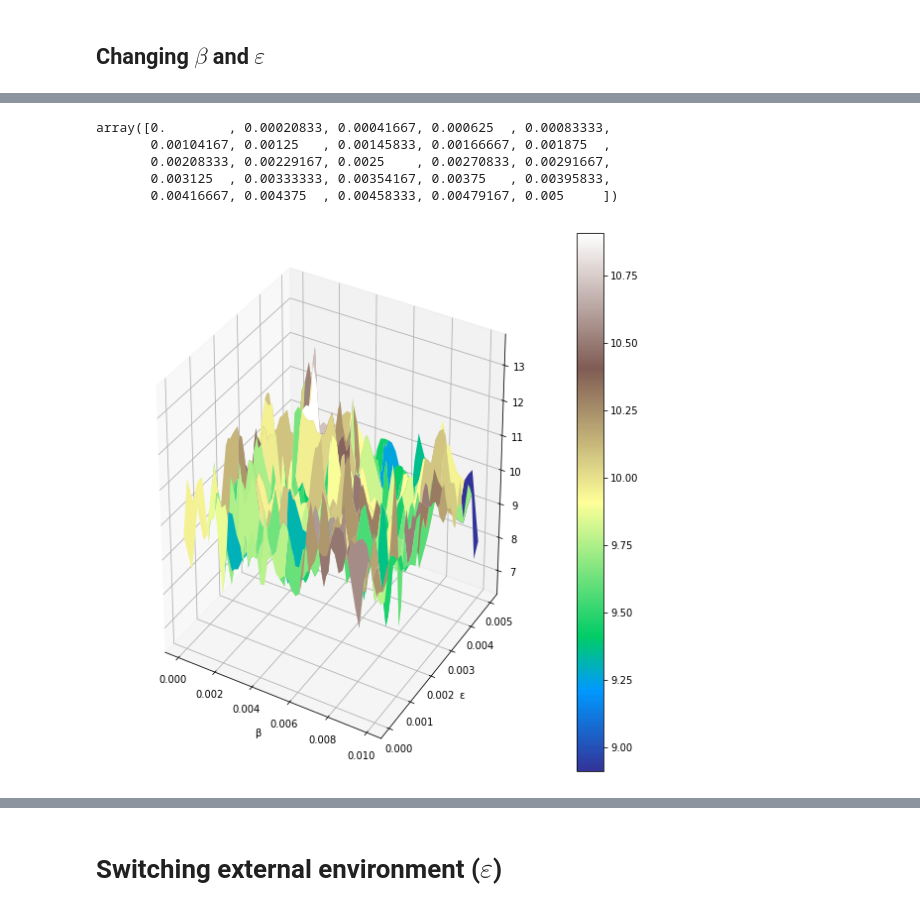
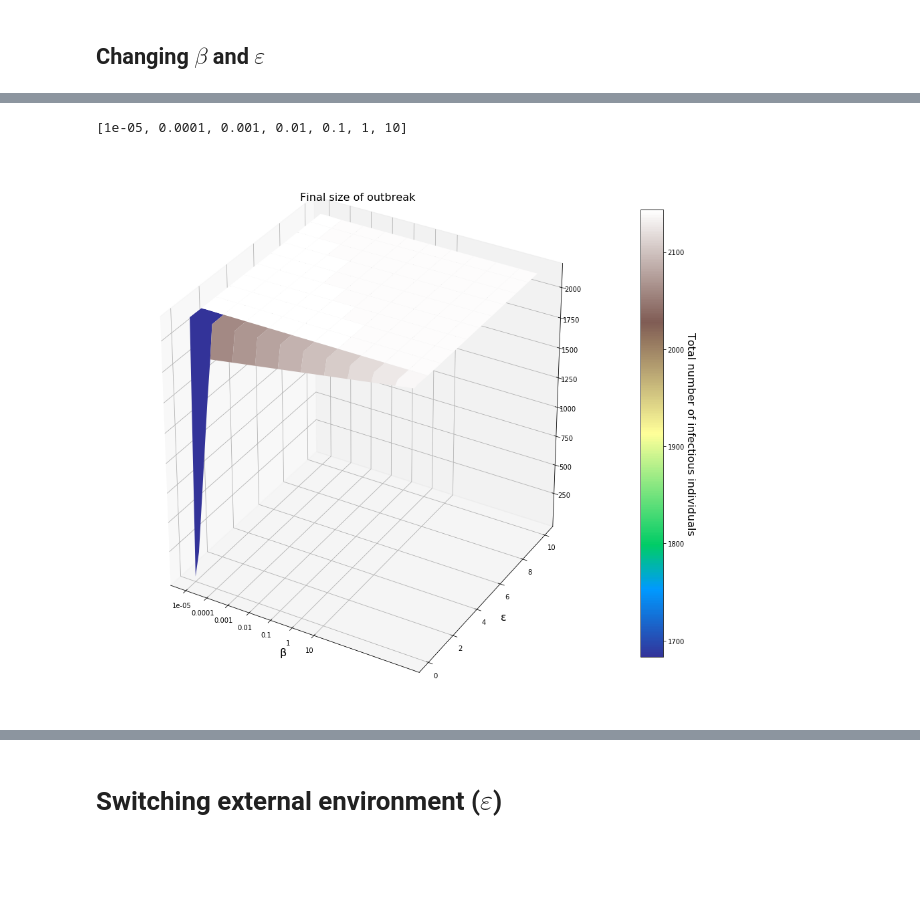
Before and after one commit to ersouthall/NipahVirus, a Jupyter notebook: Coupled Gillespie.ipynb, the cells around one changed output, grey strips where cells are left out. Cells and saved outputs as stored; diff of their text form; code cells hidden in the pictures; blank space fills up the shorter version.

```diff
--- a/Coupled Gillespie.ipynb
+++ b/Coupled Gillespie.ipynb
@@ -367,9 +406,18 @@ eps = np.linspace(0,0.005, 100)
+# %%
+import time
+# Num_param = 100
+betas1 = np.linspace(0,0.01, 100)
+eps1 = np.linspace(0,0.005, 100)
+betas = [0.00001, 0.0001, 0.001, 0.01, 0.1, 1, 10]
+eps = [0.00001, 0.0001, 0.001, 0.01, 0.1, 1, 10]
+Num_param = len(betas)
+# Num_param
 # %%
-final = np.zeros(shape = (100,100))
-duration = np.zeros(shape = (100,100))
+final = np.zeros(shape = (Num_param,Num_param))
+duration = np.zeros(shape = (Num_param,Num_param))
 
-for k in range(100):
-    for y in range(100):
+for k in range(Num_param):
+    for y in range(Num_param):
         start = time.time()
         B = betas[k]
         E = eps[y]
@@ -377,7 +425,7 @@ for k in range(100):
         Cum = []
         Num_sim = 100
         for i in range(Num_sim):
-            Gh_adj = gillespieSEIHR(Input_H, β, μ1, μ2, σ, ω, ϵ, α,pp, γ, capT)
+            Gh_adj = gillespieSEIHR(Input_H, B, μ1, μ2, σ, ω, E, α,pp, γ, capT)
             SEIHRt_adj = Gh_adj[0]
 #             cum_inf = []
             manht = []
@@ -393,8 +441,7 @@ for k in range(100):
         for j in range(Num_sim):
             total_time.append(max(Time[j]))
 #             num_inf.append(np)
-        print(np.mean(Cum))
+#         print(np.mean(Cum))
         final[k,y] = np.mean(Cum)
-#         final[k,y] = np.mean(num_inf)
         duration[k,y] = np.mean(total_time)
-        print("k,y, time ", k,y, time.time() - start)
+#         print("k,y, time ", k,y, time.time() - start)
@@ -636,2 +472,4 @@ duration = np.array(duration)
+# %%
+eps = np.flip(eps, 0)
 # %%
 # sns.heatmap(final, cmap='terrain')
@@ -657,7 +510,7 @@ plt.show()
 # %%
 X = []
-betas = np.linspace(0,0.01, 25)
-eps = np.linspace(0,0.005, 25)
+betas2 = np.linspace(0,0.01, Num_param)
+eps2 = np.linspace(0,0.005, Num_param)
 Y = []
 Z = []
 Z2 = []
@@ -674,11 +527,7 @@ Z2 = np.array(Z2)
 # from mpl_toolkits.natgrid import _natgrid
 eps
 # %% [output]
-array([0.        , 0.00020833, 0.00041667, 0.000625  , 0.00083333,
-       0.00104167, 0.00125   , 0.00145833, 0.00166667, 0.001875  ,
-       0.00208333, 0.00229167, 0.0025    , 0.00270833, 0.00291667,
-       0.003125  , 0.00333333, 0.00354167, 0.00375   , 0.00395833,
-       0.00416667, 0.004375  , 0.00458333, 0.00479167, 0.005     ])
+[1e-05, 0.0001, 0.001, 0.01, 0.1, 1, 10]
 # %%
 
 ax = fig.gca(projection='3d')
@@ -699,16 +550,21 @@ surf2 = ax.plot_surface(xx, yy, z2, rstride=5, cstride=5, cmap=cm.jet,
 # %%
 
 %matplotlib inline
-fig = plt.figure(figsize =(10,10))
+fig = plt.figure(figsize =(15,15))
 ax = fig.gca(projection='3d')
 # plt.subplot(1,2,1)
 surf = ax.plot_surface(xx, yy, zz, rstride=5, cstride=5, cmap=cm.terrain,
                        linewidth=1, antialiased=True)
 ax.set_zlim3d(np.min(Z), np.max(Z))
-fig.colorbar(surf)
-plt.xlabel('β')
-plt.ylabel('ɛ')
-
+# fig.colorbar(surf)
+cbar = fig.colorbar(surf,fraction=0.04)
+cbar.ax.get_yaxis().labelpad = 16
+cbar.ax.set_ylabel('Total number of infectious individuals', rotation=270, fontsize = 16)
+plt.xlabel('β', fontsize = 16)
+plt.ylabel('ɛ', fontsize = 16)
+plt.xticks(range(7),betas)
+# plt.yticks(range(7), eps)
+plt.title('Final size of outbreak', fontsize = 16)
 plt.show()
 # %% [output]
-[figure, old version]
+[figure, new version]
```
Also changed, not shown: parts of 30 cells of this notebook, 2 other files.
